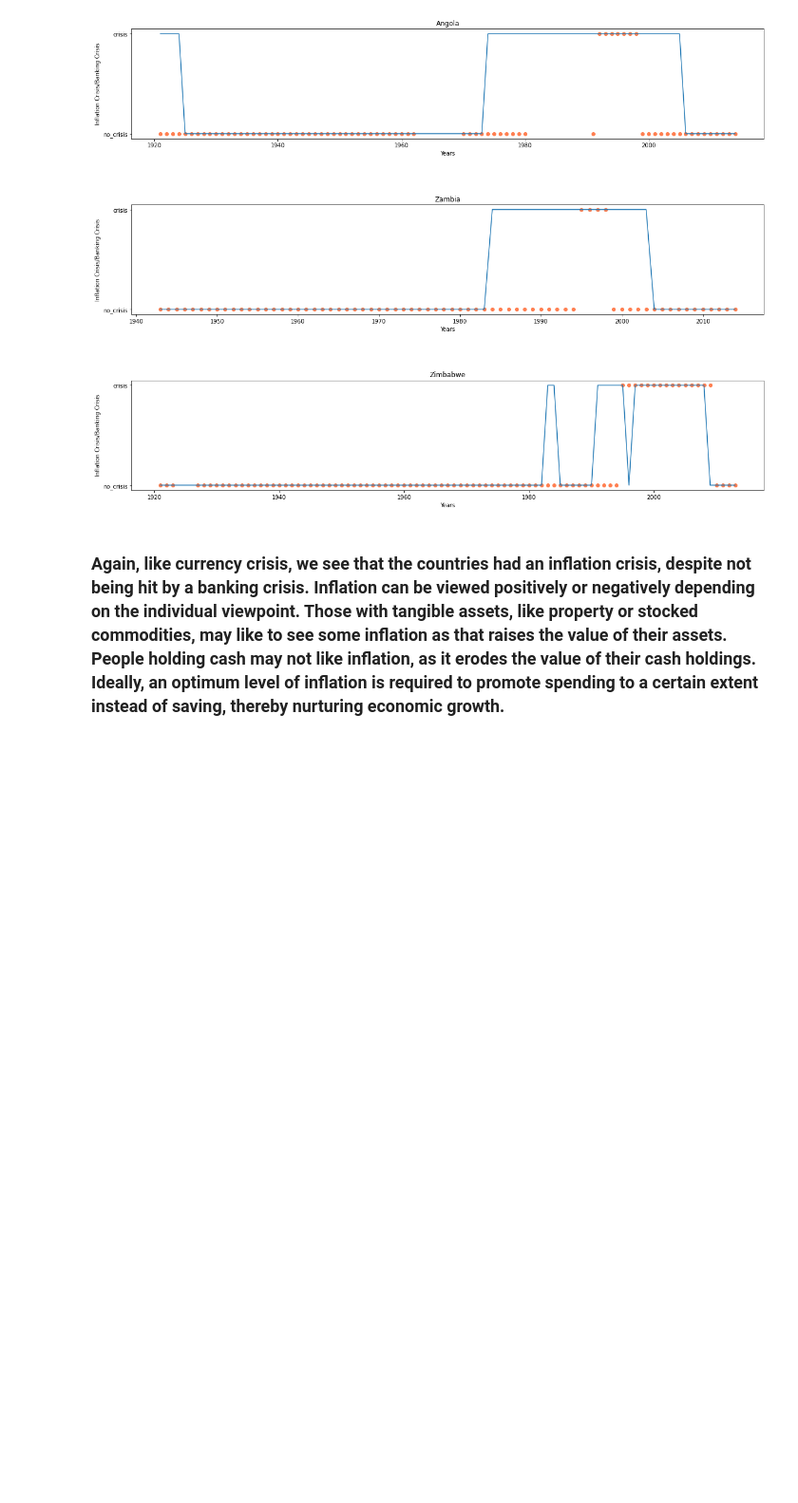
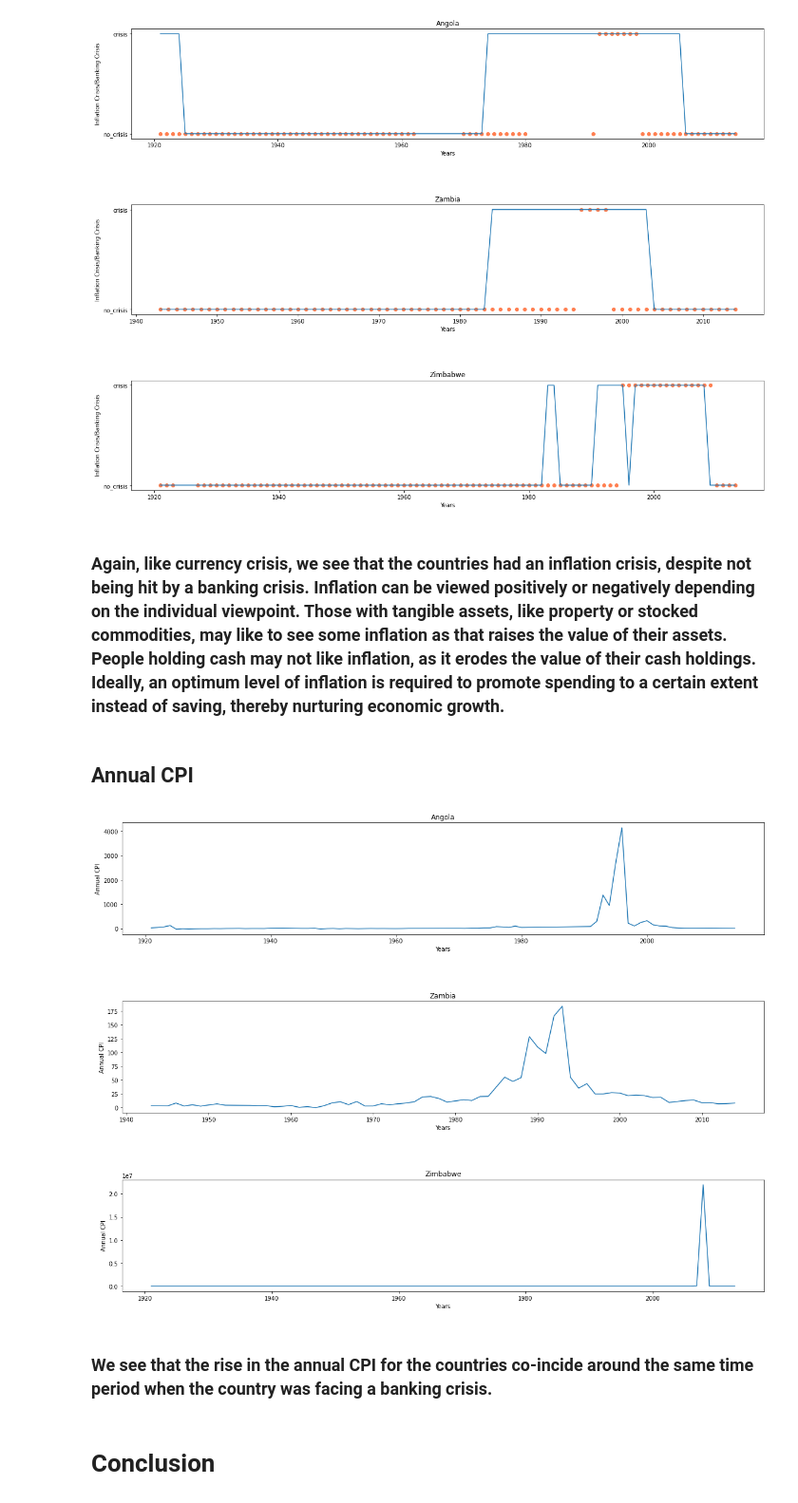
Before and after one commit to Ahyoh1/SGA08_DATASCI, a Jupyter notebook: Week 3 Challenge.ipynb, the cells around one changed output. Shown at 95% size. Cells and saved outputs as stored; diff of their text form; code cells hidden in the pictures; blank space fills up the shorter version.

```diff
--- a/Week 3 Challenge.ipynb
+++ b/Week 3 Challenge.ipynb
@@ -274,3 +274,24 @@ for country in infla.country.unique():
 [figure]
 # %% [markdown]
 ### Again, like currency crisis, we see that the countries had an inflation crisis, despite not being hit by a banking crisis. Inflation can be viewed positively or negatively depending on the individual viewpoint. Those with tangible assets, like property or stocked commodities, may like to see some inflation as that raises the value of their assets. People holding cash may not like inflation, as it erodes the value of their cash holdings. Ideally, an optimum level of inflation is required to promote spending to a certain extent instead of saving, thereby nurturing economic growth.
+# %% [markdown]
+## Annual CPI
+# %%
+plt.figure(figsize=(20,15))
+count = 1
+
+for country in infla.country.unique():
+    plt.subplot(len(infla.country.unique()),1,count)
+    subset = infla[(infla['country'] == country)]
+    sns.lineplot(subset[subset.country==country]['year'], subset[subset.country==country]['inflation_annual_cpi'])
+    plt.subplots_adjust(hspace=0.6)
+    plt.xlabel('Years')
+    plt.ylabel('Annual CPI')
+    plt.title(country)
+    count+=1
+# %% [output]
+[figure, added]
+# %% [markdown]
+### We see that the rise in the annual CPI for the countries co-incide around the same time period when the country was facing a banking crisis.
+# %% [markdown]
+# Conclusion
```
Also changed, not shown: parts of 2 cells of this notebook.
